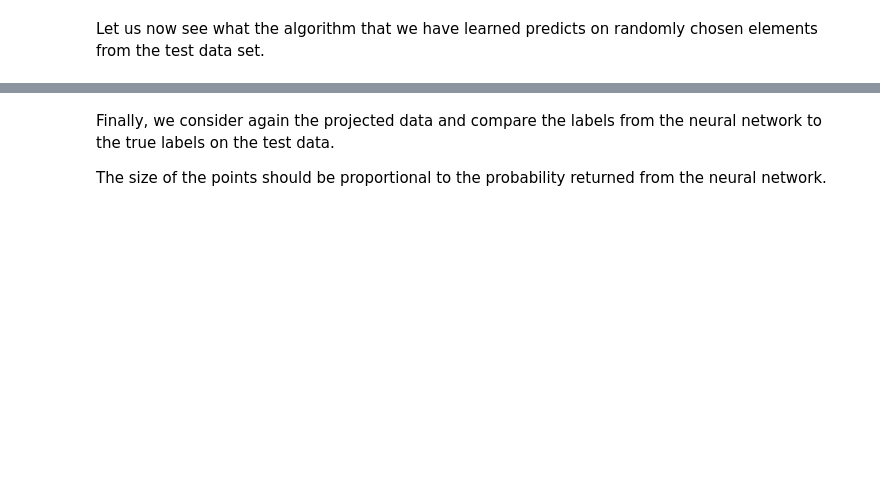
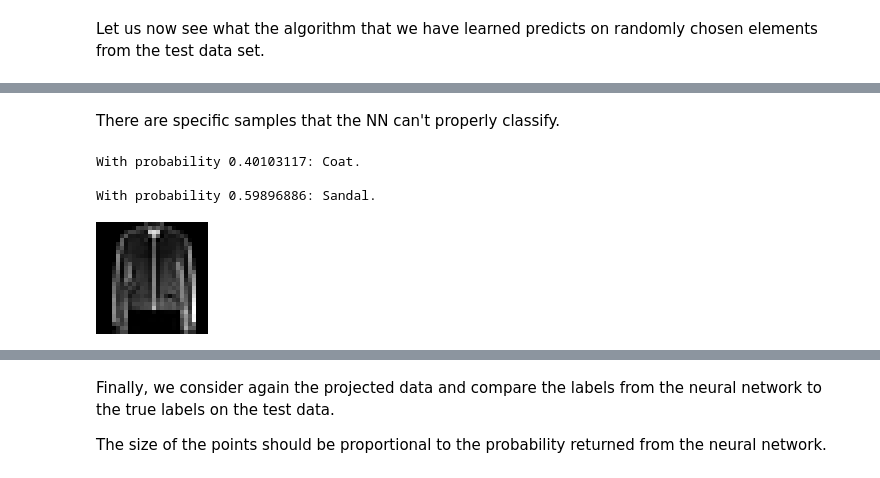
Before and after one commit to PBrdng/MathData-SoSe22, a Jupyter notebook: Notebooks/05-classification.ipynb, the cells around one changed output, grey strips where cells are left out. Cells and saved outputs as stored; diff of their text form; code cells hidden in the pictures; blank space fills up the shorter version.

```diff
--- a/Notebooks/05-classification.ipynb
+++ b/Notebooks/05-classification.ipynb
@@ -372,0 +376,13 @@ With probability 0.21194209764908042: Sandal.
+# %% [markdown]
+There are specific samples that the NN can't properly classify.
+# %%
+ℓ = 10
+p = NN(X_test_vec[ℓ])
+println("With probability $(p[1]): Coat.\n")
+println("With probability $(p[2]): Sandal.\n")
+convert2image(FashionMNIST, X_test[:,:,ℓ])
+# %% [output]
+With probability 0.40103117: Coat.
+
+With probability 0.59896886: Sandal.
+[figure, added]
```
Also changed, not shown: parts of 19 cells of this notebook, 4 other files.
